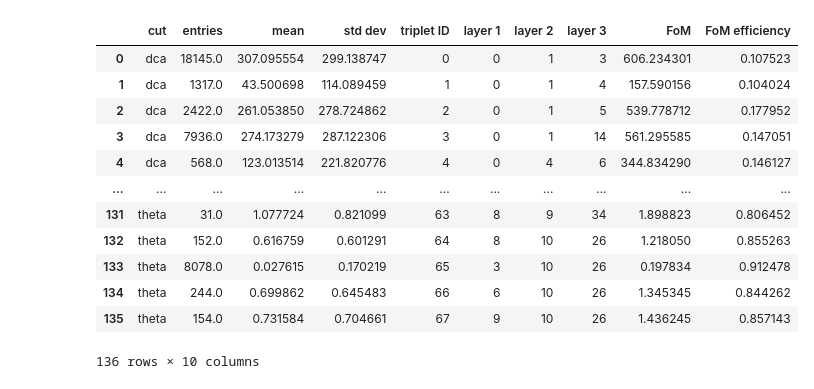
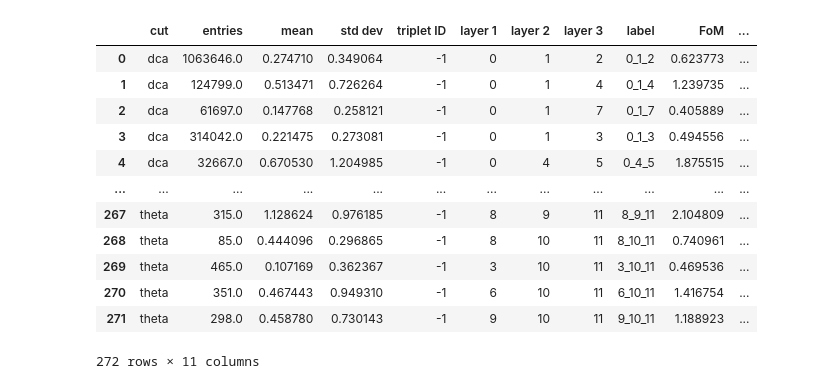
Before and after one commit to CarstenHensel/CAStripTools, a Jupyter notebook: ThetaDCA_Analyzer.ipynb, the cells around one changed output. Cells and saved outputs as stored; diff of their text form; code cells hidden in the pictures.

```diff
--- a/ThetaDCA_Analyzer.ipynb
+++ b/ThetaDCA_Analyzer.ipynb
@@ -3,5 +3,5 @@ import ROOT
 from matplotlib import pyplot as plt
 import pandas as pd
 # %%
-file_name = "histograms_pt_0_9_bugfix.root"
+file_name = "simhit_histograms.root"
 my_file = ROOT.TFile.Open(file_name)
@@ -11,6 +8,7 @@ triplet_ids  = [i for i in range(68)]
 # %%
+#open file and read in histograms
 my_file.cd()
 histograms = {}
-for h in my_file.GetListOfKeys():
-    hist = h.ReadObj()
+for key in my_file.GetListOfKeys():
+    hist = key.ReadObj()
     histograms[hist.GetName()] = hist
@@ -91,32 +64,3 @@ layerTriples = [0, 3, 0, 4, 0, 5, 0, 14, 1, 6, 1, 17, 1, 20, 1, 29, 2, 7, 2, 18,
-# %%
-counter = 0
-triplets = {}
-for triplet_index, triplet in enumerate(layerTriples):
-    if (triplet_index % 2 == 0):
-        doublet_index_1 = 2 * layerTriples[triplet_index]
-        doublet_index_2 = doublet_index_1 + 1
-        [triplet_index + 1]
-        triplets[counter] = (layerPairs[doublet_index_1], layerPairs[doublet_index_2], layerTriples[triplet_index + 1])
-        counter += 1
-
-
-# setting up a triplet mask
-triplet_mask = []
-for i in range(len(triplets)):
-    triplet_mask.append(1)
-
-for idx, (key, triplet) in enumerate(triplets.items()):
-    if ((10 in triplet) or (11 in triplet)):
-        pass
-    else:
-       triplet_mask[idx] = 0
-
-
-#setting the layes in the dataframe
-for idx, (key, triplet) in enumerate(triplets.items()):
-    df.loc[df["triplet ID"] == idx, "layer 1"] = triplet[0]
-    df.loc[df["triplet ID"] == idx, "layer 2"] = triplet[1]
-    df.loc[df["triplet ID"] == idx, "layer 3"] = triplet[2]
 # %%
 hasStrip = (df["layer 2"] == 10) | (df["layer 2"] == 11) | (df["layer 3"] == 10) | (df["layer 3"] == 11)
 hasNoStrip =  (df["layer 2"] != 10) & (df["layer 2"] != 11) & (df["layer 3"] != 10) & (df["layer 3"] != 11)
@@ -169,28 +126,28 @@ df["FoM"] = df["mean"] + df["std dev"]
 # %%
 #How many events survive the FoM cut?
 
 fom_efficiency = []
 for index, row in df.iterrows():
-    hist_name = row["cut"] + "_" + str(row["triplet ID"])
+    hist_name = row["cut"] + "_" + str(row["layer 1"]) + "_" + str(row["layer 2"]) + "_" + str(row["layer 3"])
     fom = row["FoM"]
     n = histograms[hist_name].Integral(0, int(histograms[hist_name].FindFixBin(fom)))
     d = histograms[hist_name].Integral(0, int(histograms[hist_name].FindFixBin(5000)))
     fom_efficiency.append(n/d)
 
 df["FoM efficiency"] = fom_efficiency
 
 df
 # %% [output]
-|  | cut | entries | mean | std dev | triplet ID | layer 1 | layer 2 | layer 3 | FoM | FoM efficiency |
-| 0 | dca | 18145.0 | 307.095554 | 299.138747 | 0 | 0 | 1 | 3 | 606.234301 | 0.107523 |
-| 1 | dca | 1317.0 | 43.500698 | 114.089459 | 1 | 0 | 1 | 4 | 157.590156 | 0.104024 |
-| 2 | dca | 2422.0 | 261.053850 | 278.724862 | 2 | 0 | 1 | 5 | 539.778712 | 0.177952 |
-| 3 | dca | 7936.0 | 274.173279 | 287.122306 | 3 | 0 | 1 | 14 | 561.295585 | 0.147051 |
-| 4 | dca | 568.0 | 123.013514 | 221.820776 | 4 | 0 | 4 | 6 | 344.834290 | 0.146127 |
-| ... | ... | ... | ... | ... | ... | ... | ... | ... | ... | ... |
-| 131 | theta | 31.0 | 1.077724 | 0.821099 | 63 | 8 | 9 | 34 | 1.898823 | 0.806452 |
-| 132 | theta | 152.0 | 0.616759 | 0.601291 | 64 | 8 | 10 | 26 | 1.218050 | 0.855263 |
-| 133 | theta | 8078.0 | 0.027615 | 0.170219 | 65 | 3 | 10 | 26 | 0.197834 | 0.912478 |
-| 134 | theta | 244.0 | 0.699862 | 0.645483 | 66 | 6 | 10 | 26 | 1.345345 | 0.844262 |
-| 135 | theta | 154.0 | 0.731584 | 0.704661 | 67 | 9 | 10 | 26 | 1.436245 | 0.857143 |
+|  | cut | entries | mean | std dev | triplet ID | layer 1 | layer 2 | layer 3 | label | FoM | ... |
+| 0 | dca | 1063646.0 | 0.274710 | 0.349064 | -1 | 0 | 1 | 2 | 0_1_2 | 0.623773 | ... |
+| 1 | dca | 124799.0 | 0.513471 | 0.726264 | -1 | 0 | 1 | 4 | 0_1_4 | 1.239735 | ... |
+| 2 | dca | 61697.0 | 0.147768 | 0.258121 | -1 | 0 | 1 | 7 | 0_1_7 | 0.405889 | ... |
+| 3 | dca | 314042.0 | 0.221475 | 0.273081 | -1 | 0 | 1 | 3 | 0_1_3 | 0.494556 | ... |
+| 4 | dca | 32667.0 | 0.670530 | 1.204985 | -1 | 0 | 4 | 5 | 0_4_5 | 1.875515 | ... |
+| ... | ... | ... | ... | ... | ... | ... | ... | ... | ... | ... | ... |
+| 267 | theta | 315.0 | 1.128624 | 0.976185 | -1 | 8 | 9 | 11 | 8_9_11 | 2.104809 | ... |
+| 268 | theta | 85.0 | 0.444096 | 0.296865 | -1 | 8 | 10 | 11 | 8_10_11 | 0.740961 | ... |
+| 269 | theta | 465.0 | 0.107169 | 0.362367 | -1 | 3 | 10 | 11 | 3_10_11 | 0.469536 | ... |
+| 270 | theta | 351.0 | 0.467443 | 0.949310 | -1 | 6 | 10 | 11 | 6_10_11 | 1.416754 | ... |
+| 271 | theta | 298.0 | 0.458780 | 0.730143 | -1 | 9 | 10 | 11 | 9_10_11 | 1.188923 | ... |
-136 rows × 10 columns
+272 rows × 11 columns
```
Also changed, not shown: parts of 12 cells of this notebook.
